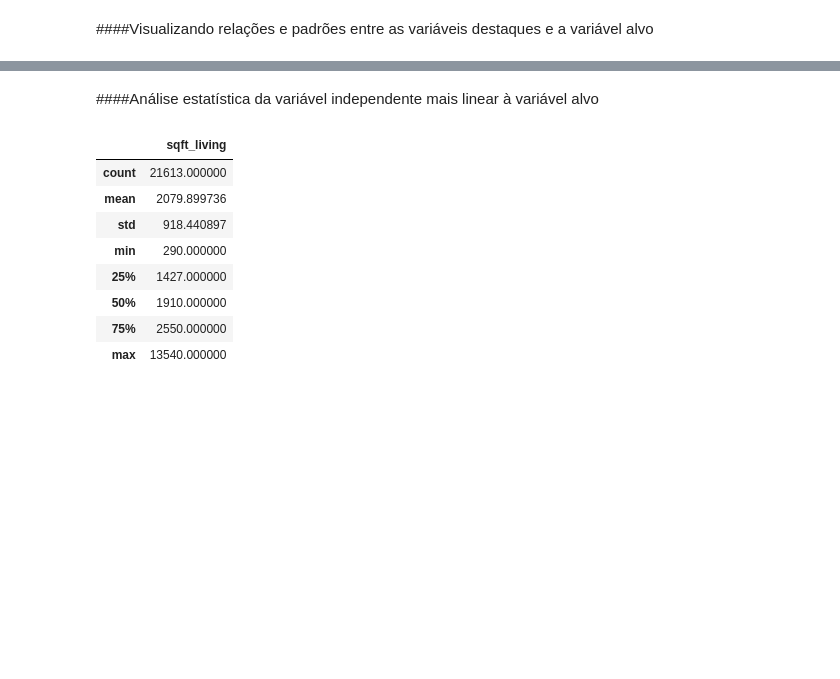
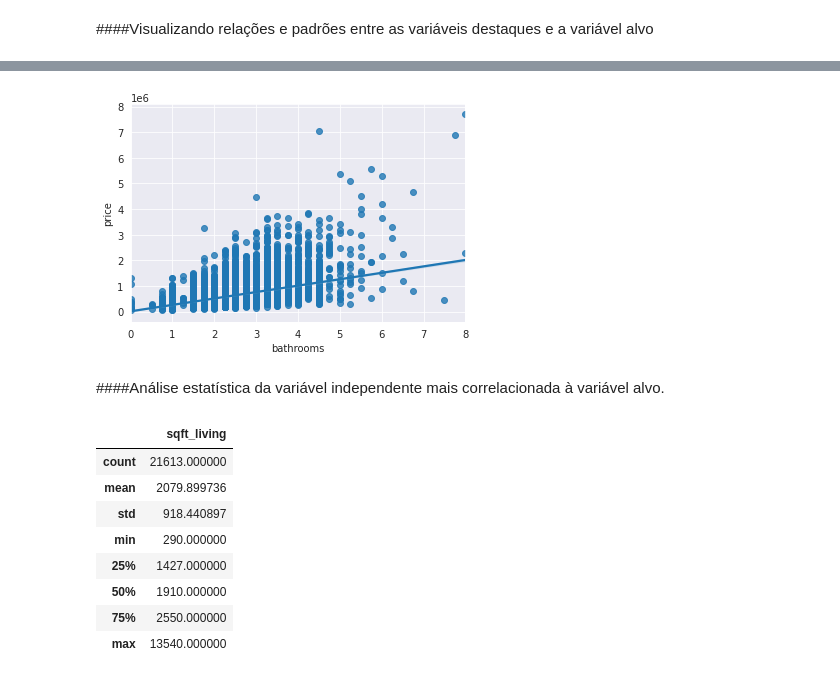
Before and after one commit to ADMEricOliveiraDSA/an-lise-de-dados-semi-estruturado-, a Jupyter notebook: Prevendo_Valores_de_imóveis_em_King_County_EUA.ipynb, the cells around one changed output, grey strips where cells are left out. Cells and saved outputs as stored; diff of their text form; code cells hidden in the pictures; blank space fills up the shorter version.

```diff
--- a/Prevendo_Valores_de_imóveis_em_King_County_EUA.ipynb
+++ b/Prevendo_Valores_de_imóveis_em_King_County_EUA.ipynb
@@ -170,5 +175,11 @@ sns.scatterplot(df.bedrooms,df.price);
+# %%
+
+# Número de banheiro x preço
+sns.regplot(df.bathrooms,df.price);
+# %% [output]
+[figure, added]
 # %% [markdown]
-####Análise estatística da variável independente mais linear à variável alvo
+####Análise estatística da variável independente mais correlacionada à variável alvo.
 # %%
 #(pés quadrados vivos) estatística descritiva da variável independente mais linear a variável alvo
 df.sqft_living.describe().to_frame ()
```
Also changed, not shown: parts of 27 cells of this notebook.
